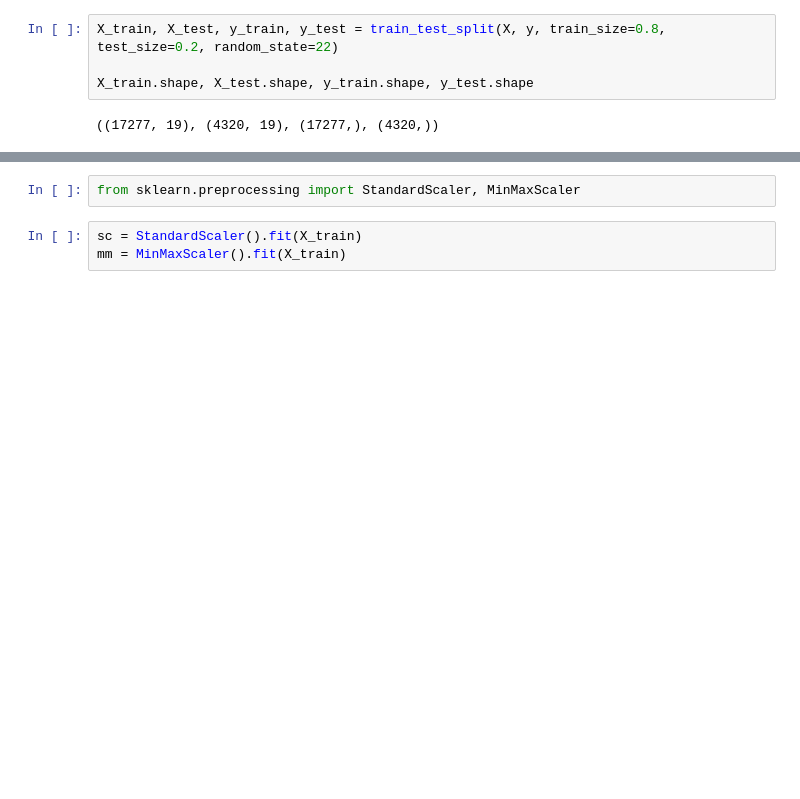
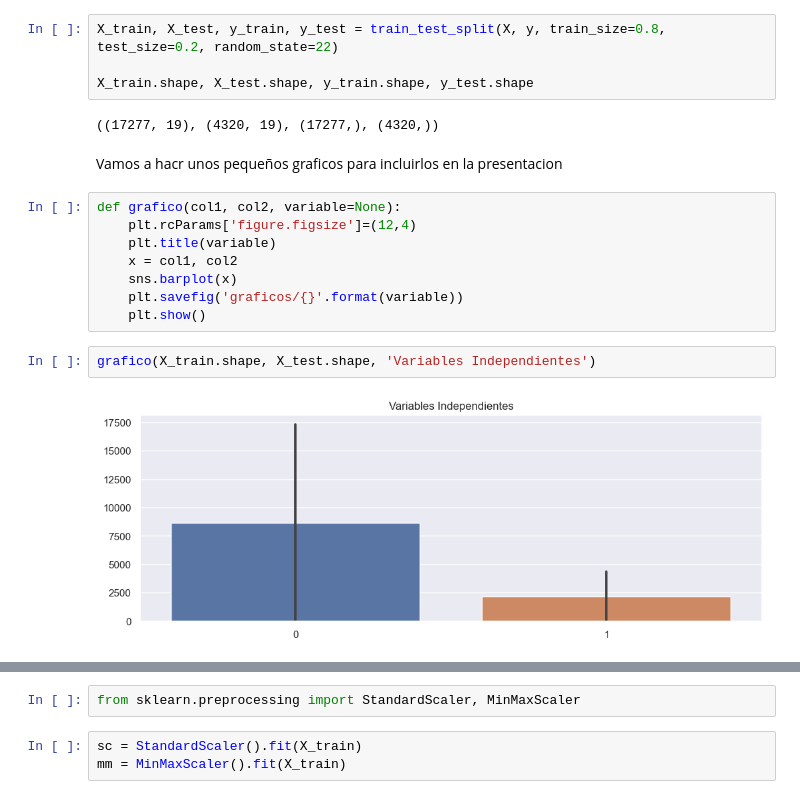
Before and after one commit to rnoguer22/Proyecto_Final_Cipollos, a Jupyter notebook: regression_model.ipynb, the cells around one changed output, grey strips where cells are left out. Drawn from its saved outputs; the diff is of its cells as text; blank space fills up the shorter version.

Commit message:
Finalizacion modelo. Añadimos graficos

```diff
--- a/regression_model.ipynb
+++ b/regression_model.ipynb
@@ -312,3 +312,17 @@ X_train, X_test, y_train, y_test = train_test_split(X, y, train_size=0.8, test_s
 X_train.shape, X_test.shape, y_train.shape, y_test.shape
 # %% [output]
 ((17277, 19), (4320, 19), (17277,), (4320,))
+# %% [markdown]
+Vamos a hacr unos pequeños graficos para incluirlos en la presentacion
+# %%
+def grafico(col1, col2, variable=None):
+    plt.rcParams['figure.figsize']=(12,4)
+    plt.title(variable)
+    x = col1, col2
+    sns.barplot(x)
+    plt.savefig('graficos/{}'.format(variable))
+    plt.show()
+# %%
+grafico(X_train.shape, X_test.shape, 'Variables Independientes')
+# %% [output]
+[figure, added]
```
Also changed, not shown: parts of 4 cells of this notebook, 2 other files.
